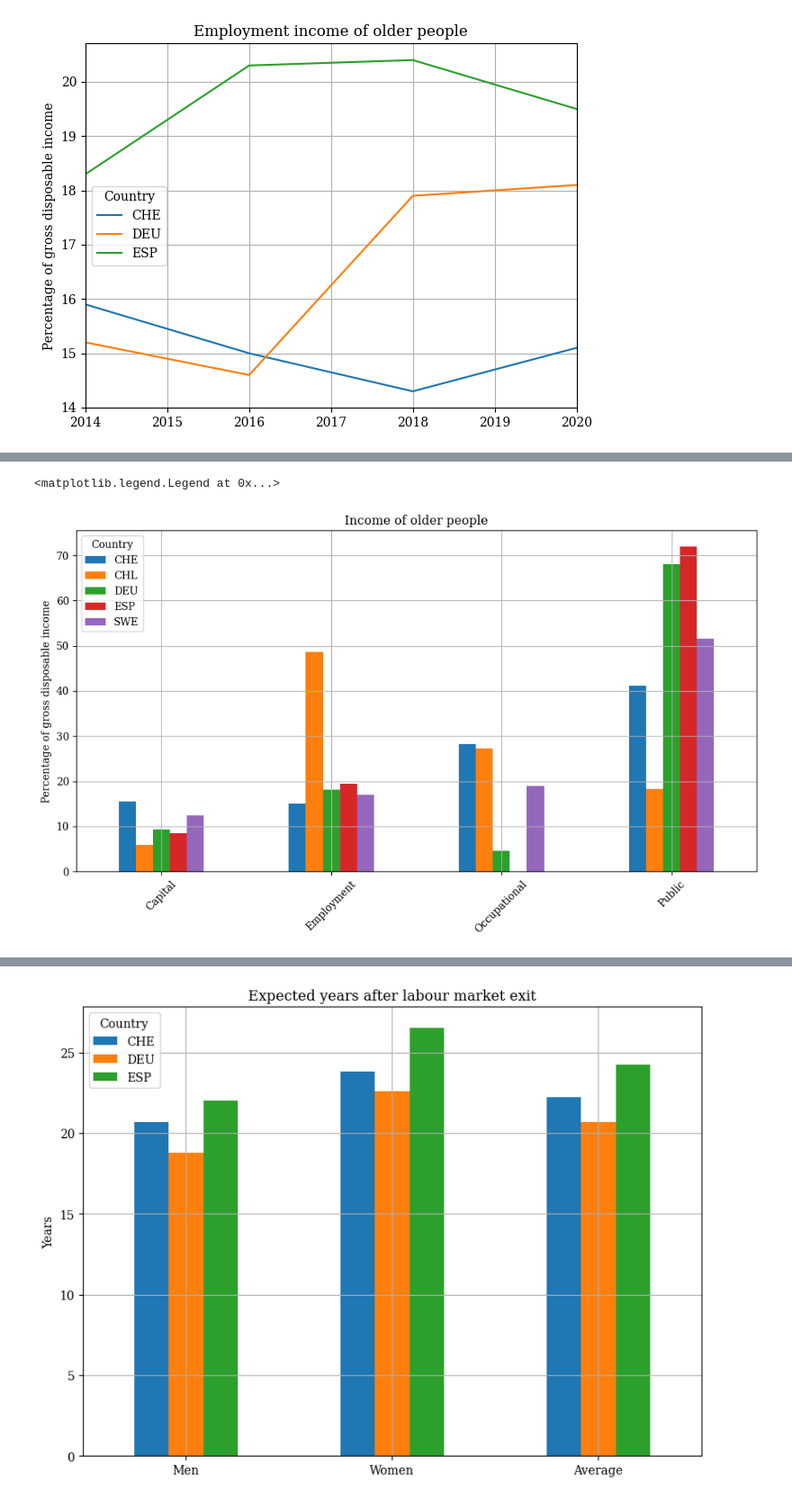
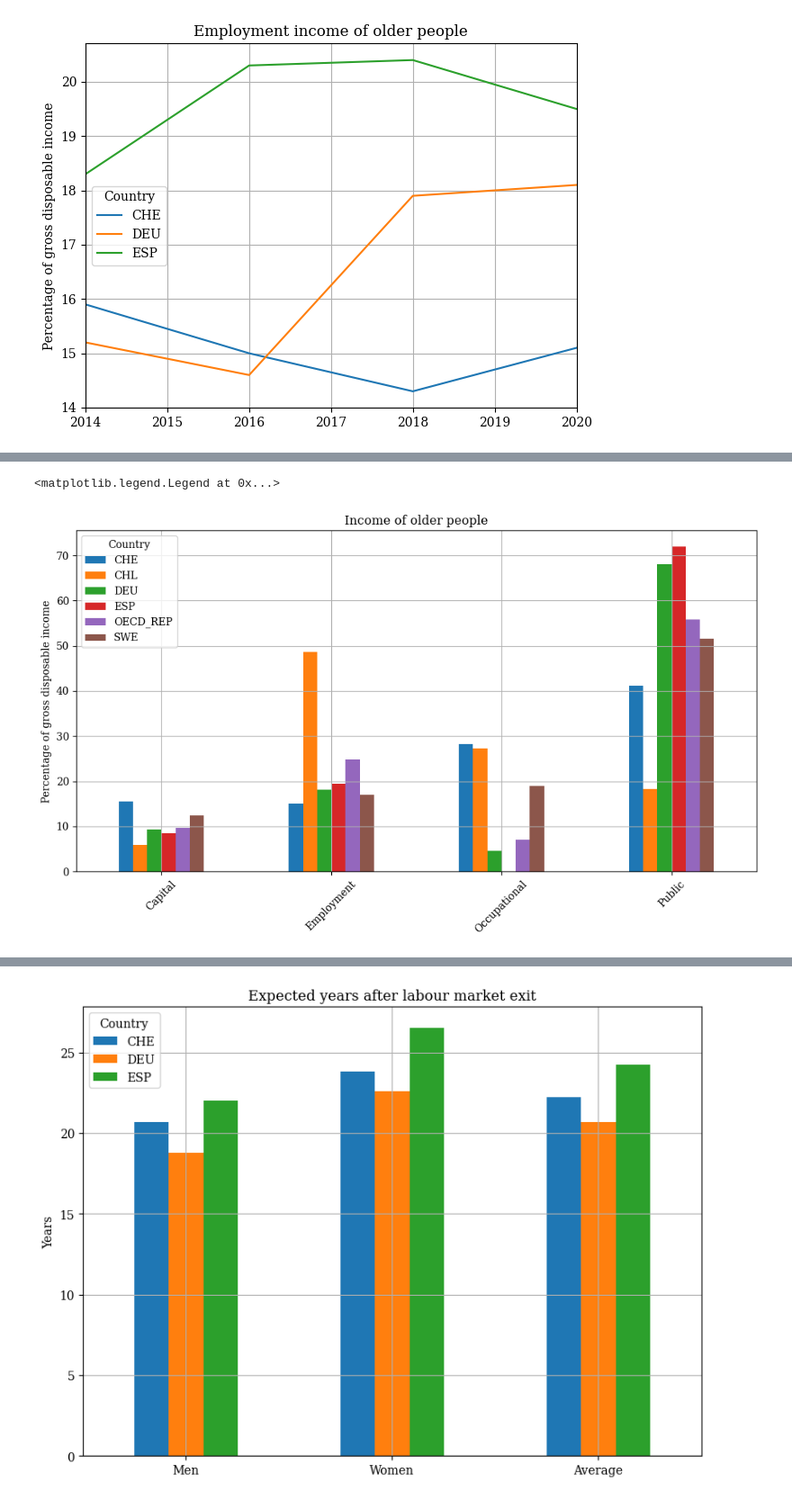
Before and after one commit to MiguelPuntoEs/hesperides-pensiones, a Jupyter notebook: pensiones.ipynb, the cells around one changed output, grey strips where cells are left out. Shown at 90% size. Drawn from its saved outputs; the diff is of its cells as text; code cells hidden in the pictures.

```diff
--- a/pensiones.ipynb
+++ b/pensiones.ipynb
@@ -262,15 +357,16 @@ plt.legend(title="Country")
 # %%
-subset = df.query('MEASURE in ["EIOP", "CIOP", "OCOP", "PTOP"] & REF_AREA in ["CHE", "DEU", "ESP", "CHL", "SWE"]')
+subset = df.query('MEASURE in ["EIOP", "CIOP", "OCOP", "PTOP"] & REF_AREA in ["CHE", "DEU", "ESP", "CHL", "SWE", "OECD_REP"]')
+latest_entry = subset.loc[subset.index.max()]
 
-ax = subset.loc[subset.index.max()].pivot(index="MEASURE", columns="REF_AREA", values="OBS_VALUE").plot(
+ax = latest_entry.pivot(index="MEASURE", columns="REF_AREA", values="OBS_VALUE").plot(
     kind="bar",
     title="Income of older people",
     figsize=(10,6),
     xlabel="",
     ylabel="Percentage of gross disposable income",
 )
 ax.set_xticklabels(["Capital", "Employment", "Occupational", "Public"], rotation=45)
 ax.legend(title="Country")
 # %% [output]
 <matplotlib.legend.Legend at 0x...>
-[figure, old version]
+[figure, new version]
```
Also changed, not shown: parts of 9 cells of this notebook.
